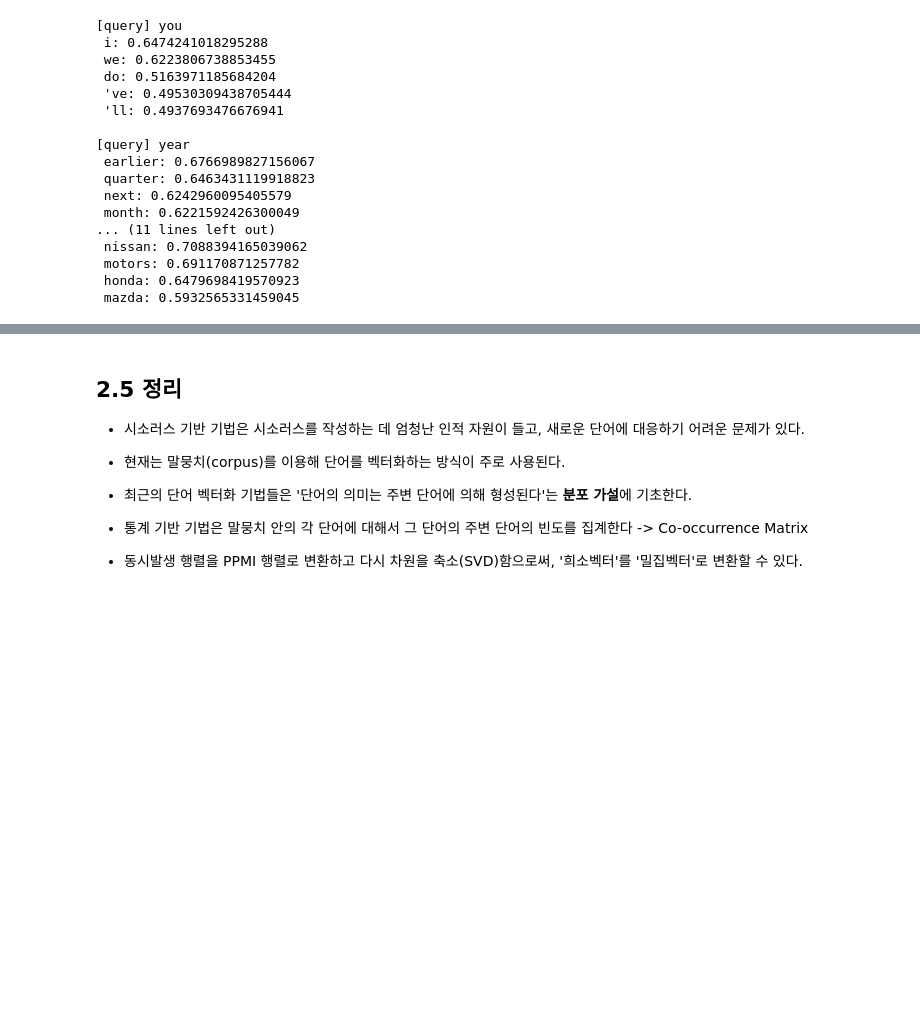
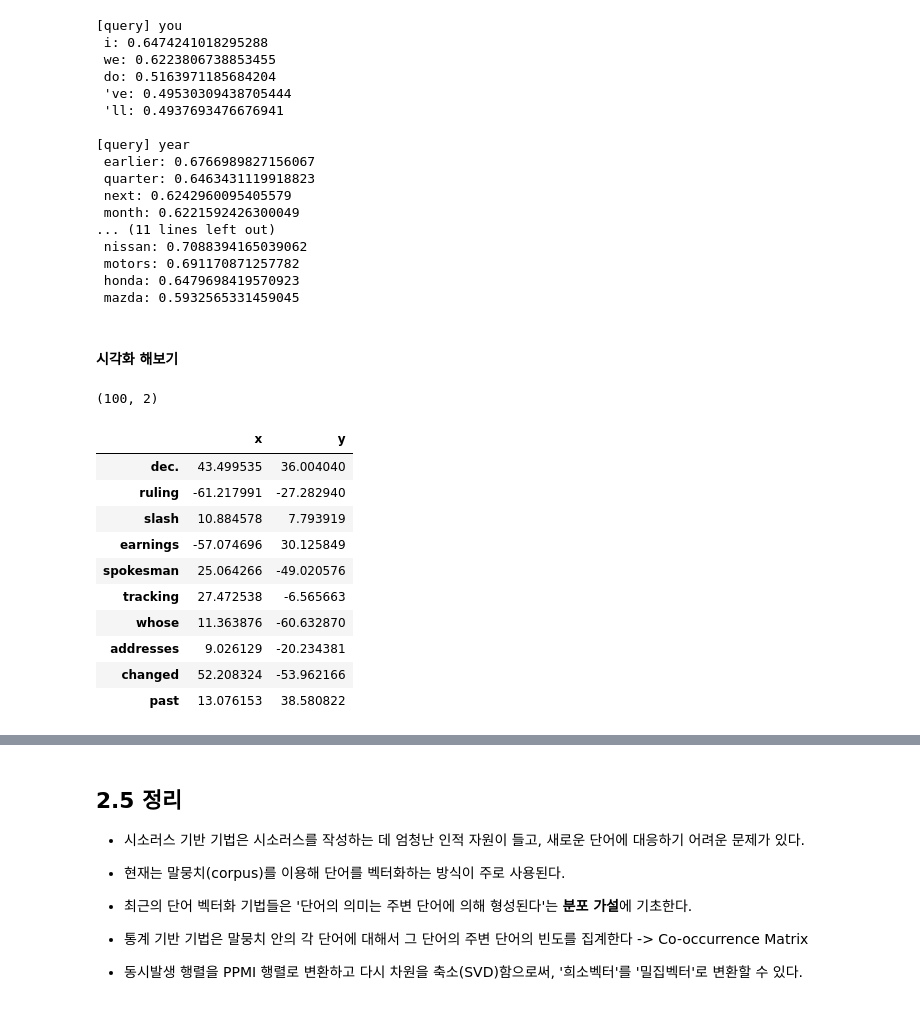
Before and after one commit to ExcelsiorCJH/DLFromScratch2, a Jupyter notebook: Chap02-Natural_Language_and_Distributed_Representation/notebook.ipynb, the cells around one changed output, grey strips where cells are left out. Saved outputs shown, nothing was run; the diff lists cells and outputs as text; code cells hidden in the pictures; blank space fills up the shorter version.

```diff
--- a/Chap02-Natural_Language_and_Distributed_Representation/notebook.ipynb
+++ b/Chap02-Natural_Language_and_Distributed_Representation/notebook.ipynb
@@ -591,3 +591,5 @@ for query in querys:
  motors: 0.691170871257782
  honda: 0.6479698419570923
  mazda: 0.5932565331459045
+# %% [markdown]
+#### 시각화 해보기
@@ -593,0 +612,19 @@ for query in querys:
+# %%
+df = pd.DataFrame(X_tsne, index=vocab[1000:1100], columns=['x', 'y'])
+df.shape
+# %% [output]
+(100, 2)
+# %%
+df.head(10)
+# %% [output]
+|  | x | y |
+| dec. | 43.499535 | 36.004040 |
+| ruling | -61.217991 | -27.282940 |
+| slash | 10.884578 | 7.793919 |
+| earnings | -57.074696 | 30.125849 |
+| spokesman | 25.064266 | -49.020576 |
+| tracking | 27.472538 | -6.565663 |
+| whose | 11.363876 | -60.632870 |
+| addresses | 9.026129 | -20.234381 |
+| changed | 52.208324 | -53.962166 |
+| past | 13.076153 | 38.580822 |
```
Also changed, not shown: parts of 3 cells of this notebook.
